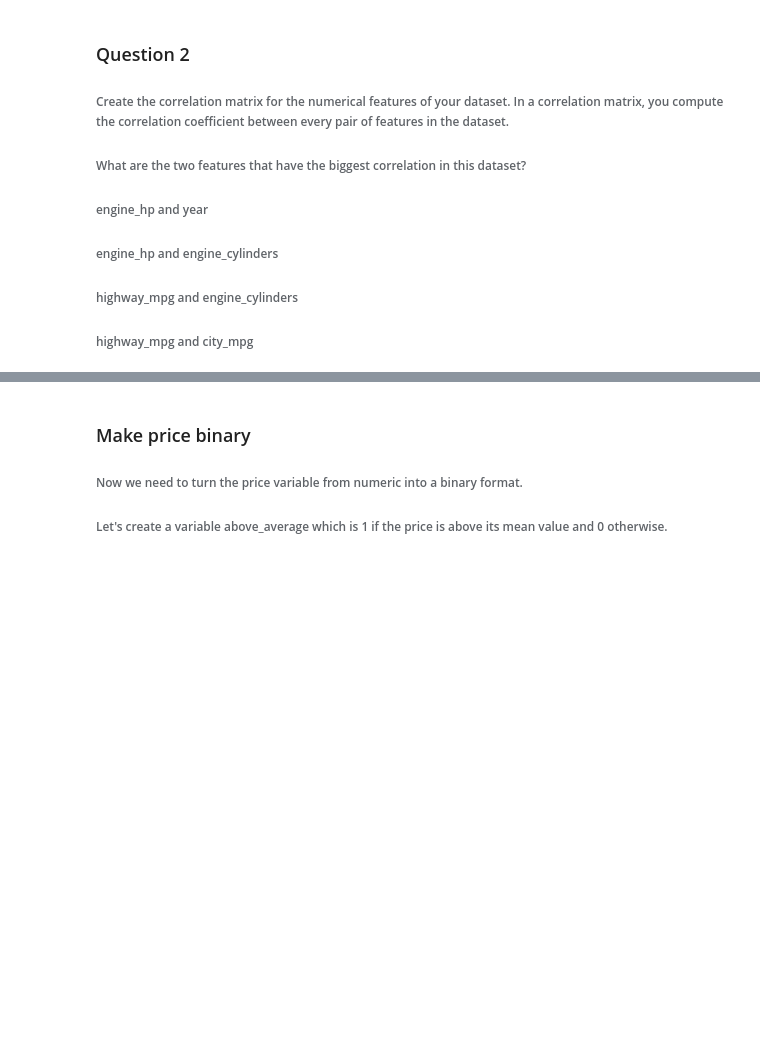
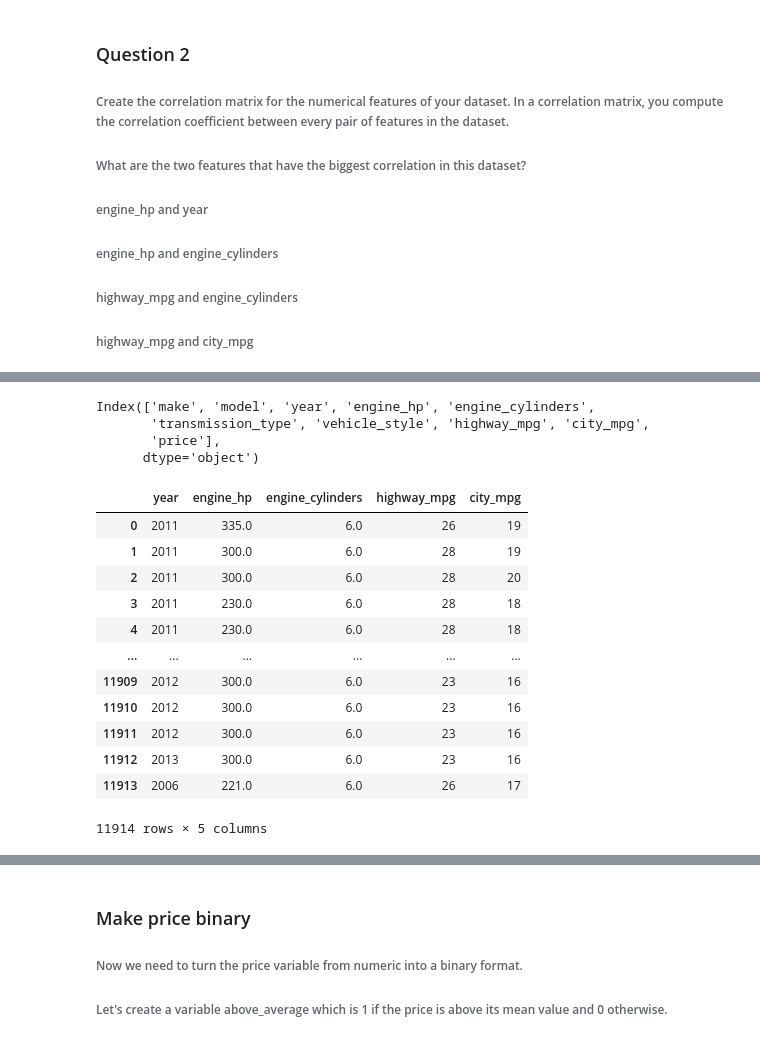
Before and after one commit to sam47-asfaw/ml_zoomcamp, a Jupyter notebook: 03-classification/HW-3.ipynb, the cells around one changed output, grey strips where cells are left out. Cells and saved outputs as stored; diff of their text form; code cells hidden in the pictures; blank space fills up the shorter version.

```diff
--- a/03-classification/HW-3.ipynb
+++ b/03-classification/HW-3.ipynb
@@ -104,0 +120,7 @@ df.transmission_type[df.transmission_type.value_counts().max()]
+# %%
+df.columns
+# %% [output]
+Index(['make', 'model', 'year', 'engine_hp', 'engine_cylinders',
+       'transmission_type', 'vehicle_style', 'highway_mpg', 'city_mpg',
+       'price'],
+      dtype='object')
@@ -104,0 +129,16 @@ df.transmission_type[df.transmission_type.value_counts().max()]
+# %%
+df[numeric]
+# %% [output]
+|  | year | engine_hp | engine_cylinders | highway_mpg | city_mpg |
+| 0 | 2011 | 335.0 | 6.0 | 26 | 19 |
+| 1 | 2011 | 300.0 | 6.0 | 28 | 19 |
+| 2 | 2011 | 300.0 | 6.0 | 28 | 20 |
+| 3 | 2011 | 230.0 | 6.0 | 28 | 18 |
+| 4 | 2011 | 230.0 | 6.0 | 28 | 18 |
+| ... | ... | ... | ... | ... | ... |
+| 11909 | 2012 | 300.0 | 6.0 | 23 | 16 |
+| 11910 | 2012 | 300.0 | 6.0 | 23 | 16 |
+| 11911 | 2012 | 300.0 | 6.0 | 23 | 16 |
+| 11912 | 2013 | 300.0 | 6.0 | 23 | 16 |
+| 11913 | 2006 | 221.0 | 6.0 | 26 | 17 |
+11914 rows × 5 columns
```
Also changed, not shown: parts of 45 cells of this notebook, 1 other file.
